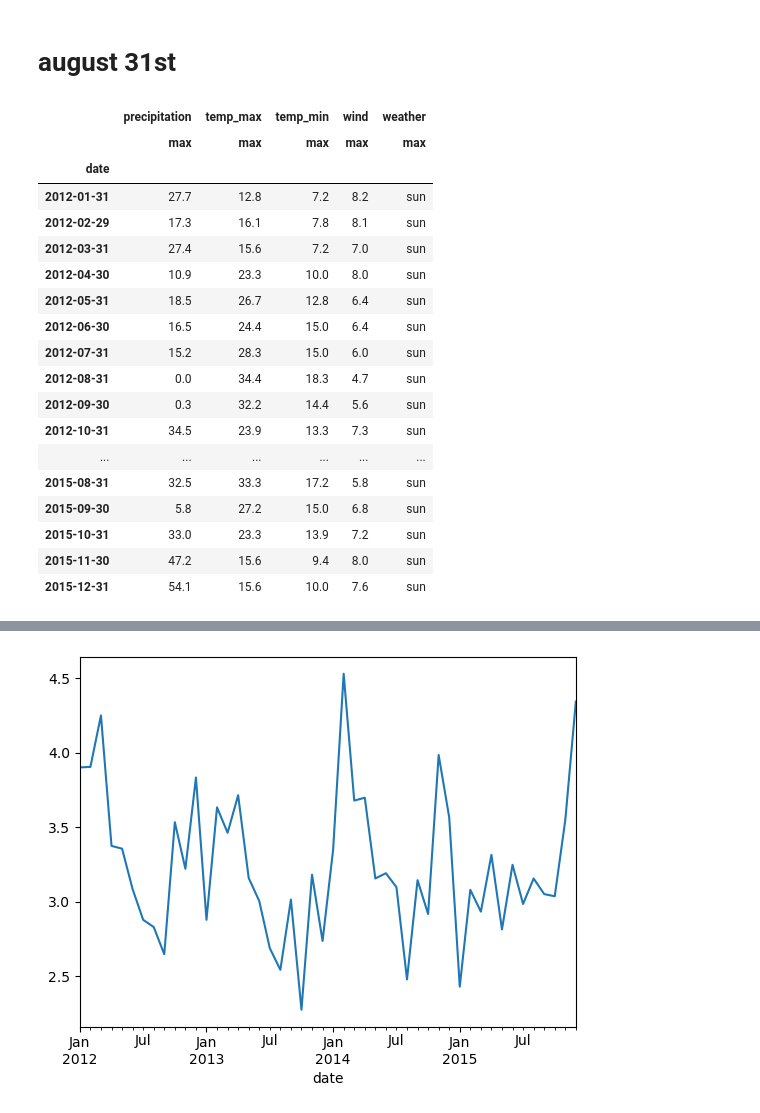
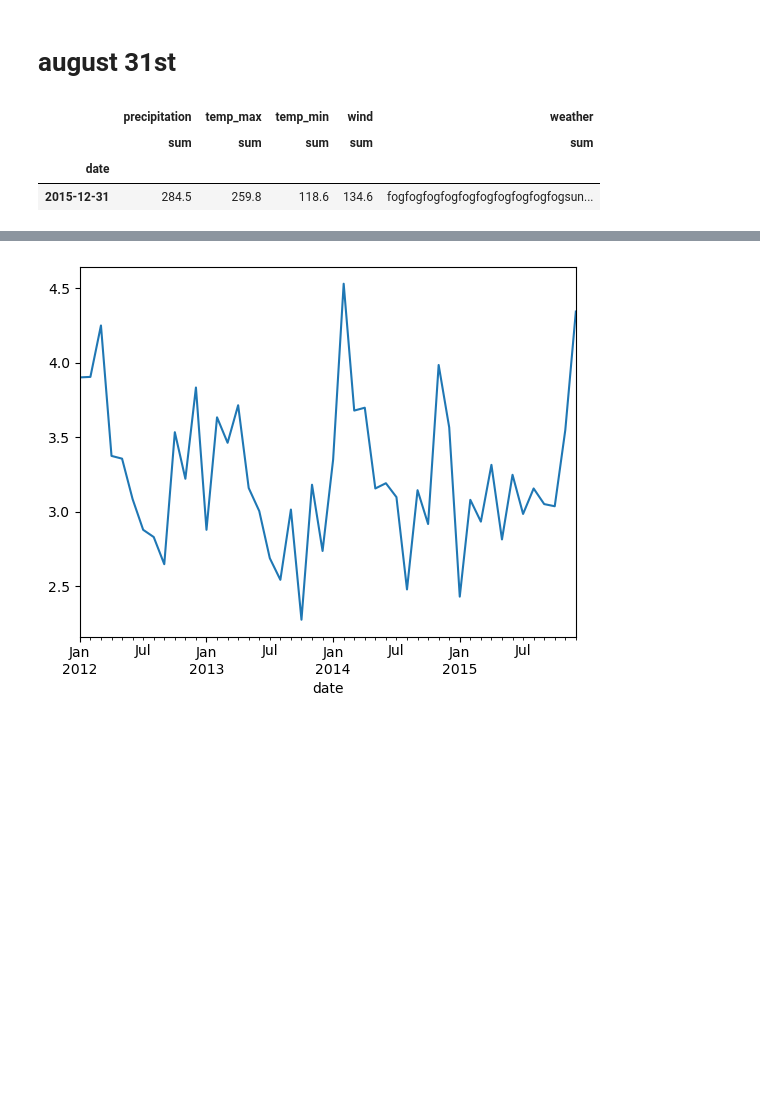
Before and after one commit to Divante222/time-series-exercises, a Jupyter notebook: time_series_data.ipynb, the cells around one changed output, grey strips where cells are left out. Drawn from its saved outputs; the diff is of its cells as text; code cells hidden in the pictures; blank space fills up the shorter version.

```diff
--- a/time_series_data.ipynb
+++ b/time_series_data.ipynb
@@ -177,29 +177,14 @@ df[df['difference'] == df['difference'].max()]
 # %%
 df = data.seattle_weather()
 df = df.set_index('date')
-df = df.resample('M').agg(['max'])
-# df[df.precipitation['max'] == df.precipitation['max'].max()]
-df
+df = df.resample('M').agg(['sum'])
+df[df.precipitation['sum'] == df.precipitation['sum'].max()]
+# df
 # %% [output]
 |  | precipitation | temp_max | temp_min | wind | weather |
-|  | max | max | max | max | max |
+|  | sum | sum | sum | sum | sum |
 | date |  |  |  |  |  |
-| 2012-01-31 | 27.7 | 12.8 | 7.2 | 8.2 | sun |
-| 2012-02-29 | 17.3 | 16.1 | 7.8 | 8.1 | sun |
-| 2012-03-31 | 27.4 | 15.6 | 7.2 | 7.0 | sun |
-| 2012-04-30 | 10.9 | 23.3 | 10.0 | 8.0 | sun |
-| 2012-05-31 | 18.5 | 26.7 | 12.8 | 6.4 | sun |
-| 2012-06-30 | 16.5 | 24.4 | 15.0 | 6.4 | sun |
-| 2012-07-31 | 15.2 | 28.3 | 15.0 | 6.0 | sun |
-| 2012-08-31 | 0.0 | 34.4 | 18.3 | 4.7 | sun |
-| 2012-09-30 | 0.3 | 32.2 | 14.4 | 5.6 | sun |
-| 2012-10-31 | 34.5 | 23.9 | 13.3 | 7.3 | sun |
-| ... | ... | ... | ... | ... | ... |
-| 2015-08-31 | 32.5 | 33.3 | 17.2 | 5.8 | sun |
-| 2015-09-30 | 5.8 | 27.2 | 15.0 | 6.8 | sun |
-| 2015-10-31 | 33.0 | 23.3 | 13.9 | 7.2 | sun |
-| 2015-11-30 | 47.2 | 15.6 | 9.4 | 8.0 | sun |
-| 2015-12-31 | 54.1 | 15.6 | 10.0 | 7.6 | sun |
+| 2015-12-31 | 284.5 | 259.8 | 118.6 | 134.6 | fogfogfogfogfogfogfogfogfogfogsun... |
 # %%
 df = data.seattle_weather()
 df = df.set_index('date')
```
Also changed, not shown: parts of 4 cells of this notebook.
